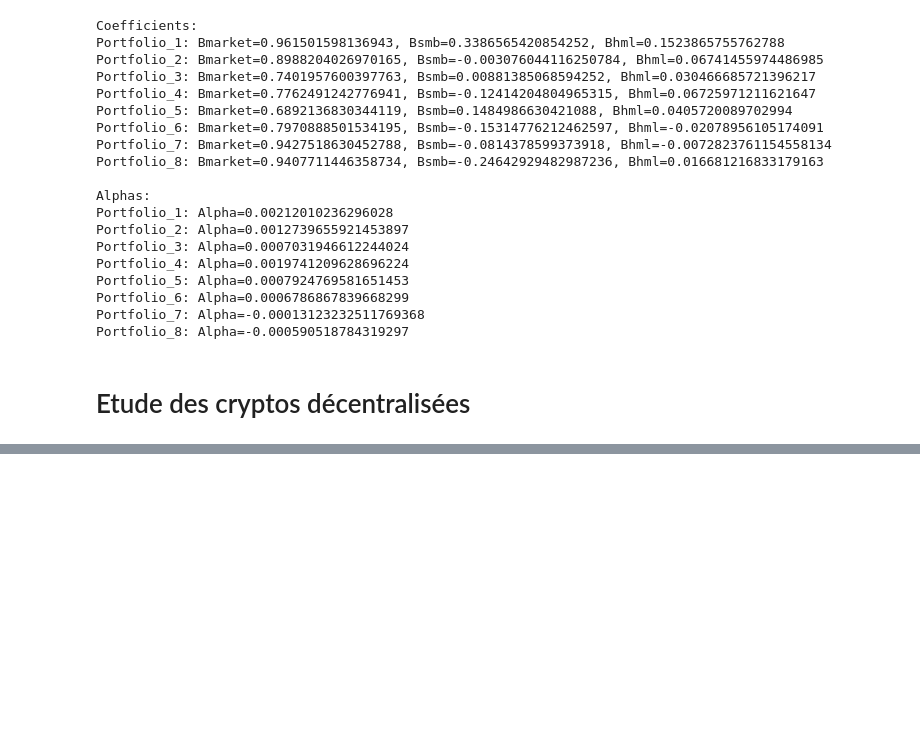
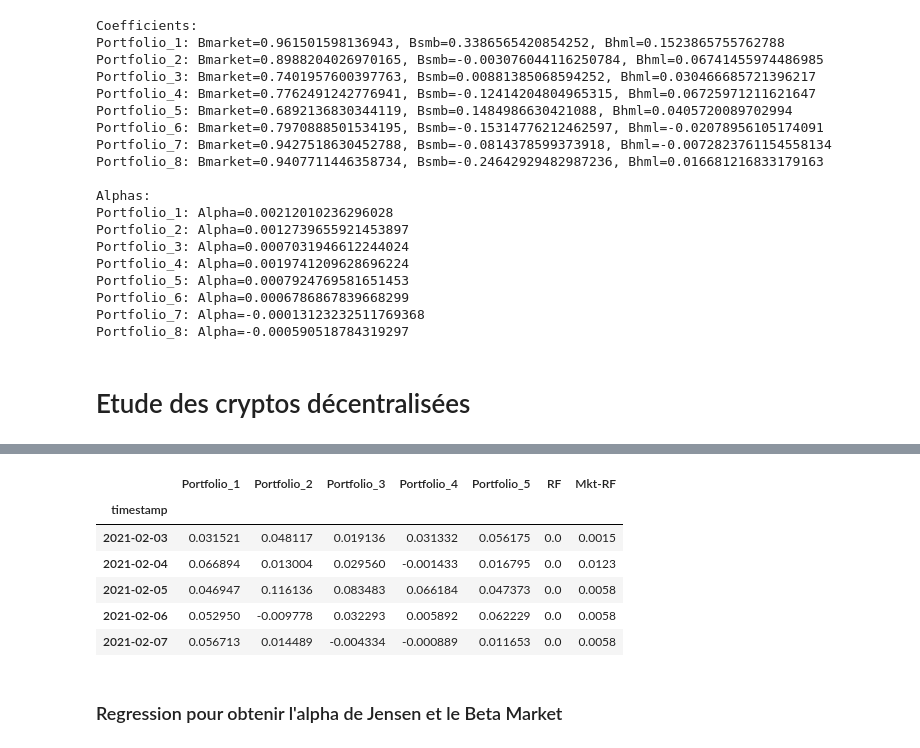
Before and after one commit to meretaensimag/new_momentum, a Jupyter notebook: final_notebook.ipynb, the cells around one changed output, grey strips where cells are left out. Cells and saved outputs as stored; diff of their text form; code cells hidden in the pictures; blank space fills up the shorter version.

```diff
--- a/final_notebook.ipynb
+++ b/final_notebook.ipynb
@@ -1131,0 +1243,20 @@ NameError: name 'get_portfolio_compo' is not defined
+# %%
+decentralized_rf = pd.DataFrame({'timestamp': all_dates}).merge(data_factors[['timestamp', 'Mkt-RF']], on='timestamp', how='left')
+decentralized_rf['Mkt-RF'].fillna(method='ffill', inplace=True)
+decentralized_rf['Mkt-RF'] = decentralized_rf['Mkt-RF'].str.replace(',', '.').astype(float)/100
+
+merged_decentralized_rf = merged_decentralized.merge(decentralized_rf, left_index=True, right_on='timestamp', how='left').set_index('timestamp')
+merged_decentralized_rf = merged_decentralized_rf.loc[rebalancing_dates[0]:]
+merged_decentralized_rf = merged_decentralized_rf.iloc[1:]
+
+merged_decentralized_rf.head()
+# %% [output]
+|  | Portfolio_1 | Portfolio_2 | Portfolio_3 | Portfolio_4 | Portfolio_5 | RF | Mkt-RF |
+| timestamp |  |  |  |  |  |  |  |
+| 2021-02-03 | 0.031521 | 0.048117 | 0.019136 | 0.031332 | 0.056175 | 0.0 | 0.0015 |
+| 2021-02-04 | 0.066894 | 0.013004 | 0.029560 | -0.001433 | 0.016795 | 0.0 | 0.0123 |
+| 2021-02-05 | 0.046947 | 0.116136 | 0.083483 | 0.066184 | 0.047373 | 0.0 | 0.0058 |
+| 2021-02-06 | 0.052950 | -0.009778 | 0.032293 | 0.005892 | 0.062229 | 0.0 | 0.0058 |
+| 2021-02-07 | 0.056713 | 0.014489 | -0.004334 | -0.000889 | 0.011653 | 0.0 | 0.0058 |
+# %% [markdown]
+### Regression pour obtenir l'alpha de Jensen et le Beta Market
```
Also changed, not shown: parts of 20 cells of this notebook.
